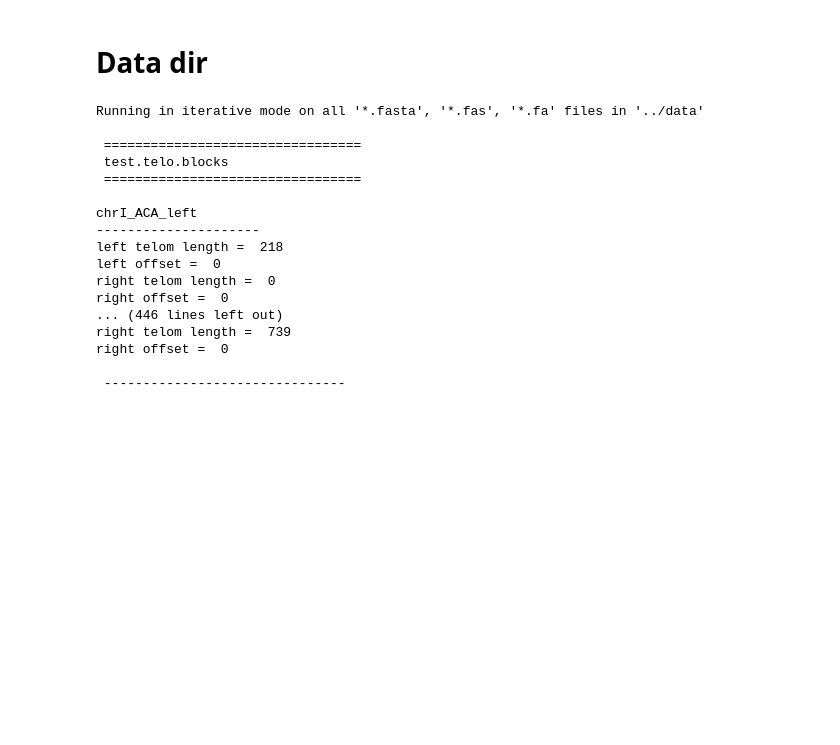
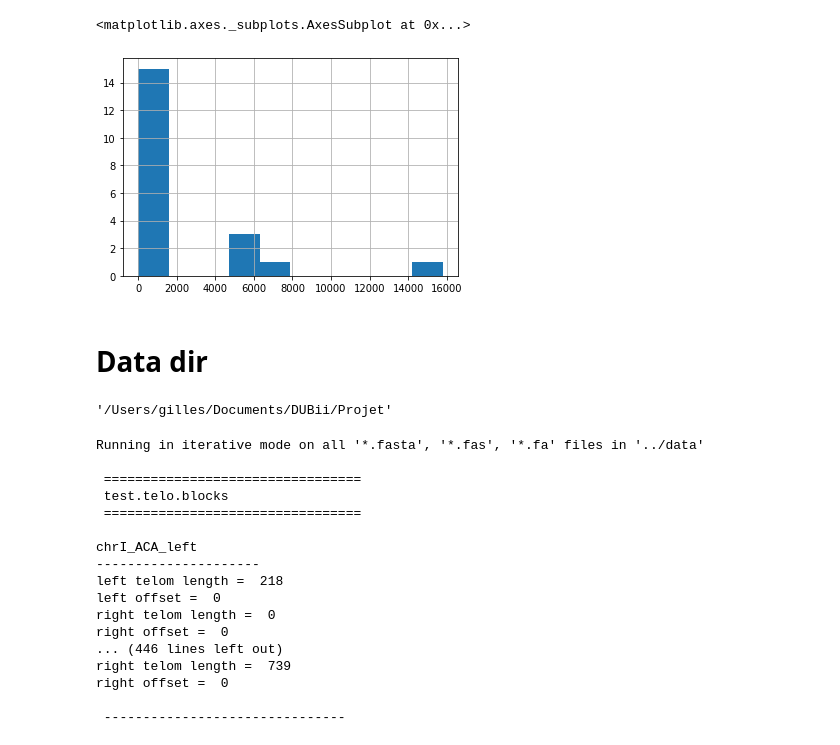
Before and after one commit to GillesFischerSorbonne/telofinder, a Jupyter notebook: telofinder/python_script/analyse_telom_testing.ipynb, the cells around one changed output. Cells and saved outputs as stored; diff of their text form; code cells hidden in the pictures; blank space fills up the shorter version.

```diff
--- a/telofinder/python_script/analyse_telom_testing.ipynb
+++ b/telofinder/python_script/analyse_telom_testing.ipynb
@@ -14,5 +261,14 @@ pd.set_option('display.max_rows', 100)
+# %%
+telo_df.query(("type=='intern'") and ("side=='Left'")).start.dropna().hist()
+# %% [output]
+<matplotlib.axes._subplots.AxesSubplot at 0x...>
+[figure, added]
 # %% [markdown]
 # Data dir
+# %%
+tf.telofinder_path
+# %% [output]
+'/Users/gilles/Documents/DUBii/Projet'
 # %%
 raw_df, telo_df = atl.run_telofinder("../data", 0.8, 0.8)
 # %% [output]
```
Also changed, not shown: parts of 38 cells of this notebook, 1 other file.
